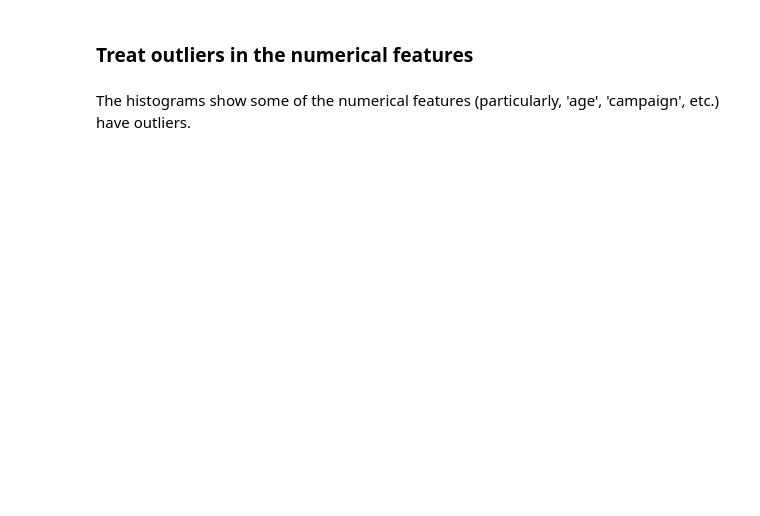
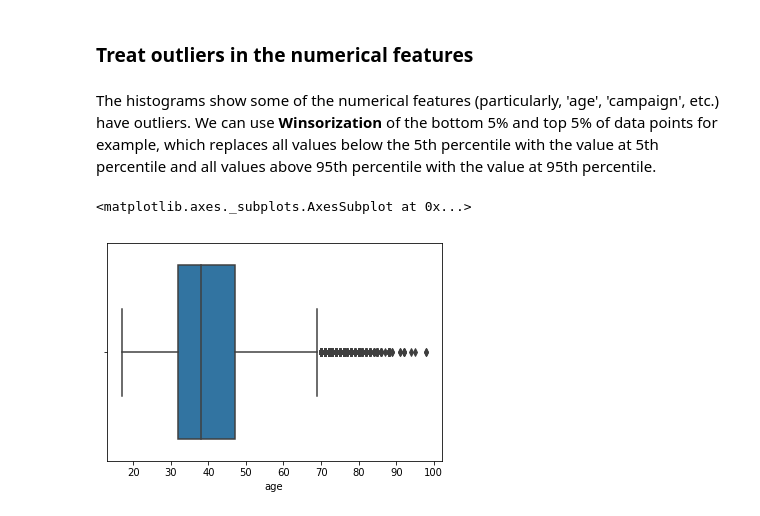
Before and after one commit to ahanagangopadhyay/improving-bank-telemarketing-campaigns, a Jupyter notebook: codes/Exploratory_data_analysis.ipynb, the cells around one changed output. Saved outputs shown, nothing was run; the diff lists cells and outputs as text; code cells hidden in the pictures; blank space fills up the shorter version.

```diff
--- a/codes/Exploratory_data_analysis.ipynb
+++ b/codes/Exploratory_data_analysis.ipynb
@@ -257,0 +260,7 @@ for i in range(0, len(categorical_columns), 2):
+# %%
+# One-hot encoding of nominal categorical features
+for column in categorical_columns:
+    if column not in set(('month', 'day_of_week')):
+        df[column] = LabelEncoder().fit_transform(df[column])
+        #df[column] = OneHotEncoder().fit_transform(np.array(df[column]).reshape(-1,1))
+        print(column)
@@ -310,5 +337,11 @@ df.head()
 | 4 | 56 | services | married | high.school | no | no | yes | telephone | may | mon | ... |
 # %% [markdown]
 ### Treat outliers in the numerical features
-# %% [markdown]
-The histograms show some of the numerical features (particularly, 'age', 'campaign', etc.) have outliers.
+# %% [markdown]
+The histograms show some of the numerical features (particularly, 'age', 'campaign', etc.) have outliers. We can use **Winsorization** of the bottom 5% and top 5% of data points for example, which replaces all values below the 5th percentile with the value at 5th percentile and all values above 95th percentile with the value at 95th percentile.
+# %%
+print('Before treating outliers:')
+sns.boxplot(df['age']);
+# %% [output]
+<matplotlib.axes._subplots.AxesSubplot at 0x...>
+[figure, added]
```
Also changed, not shown: parts of 8 cells of this notebook.
